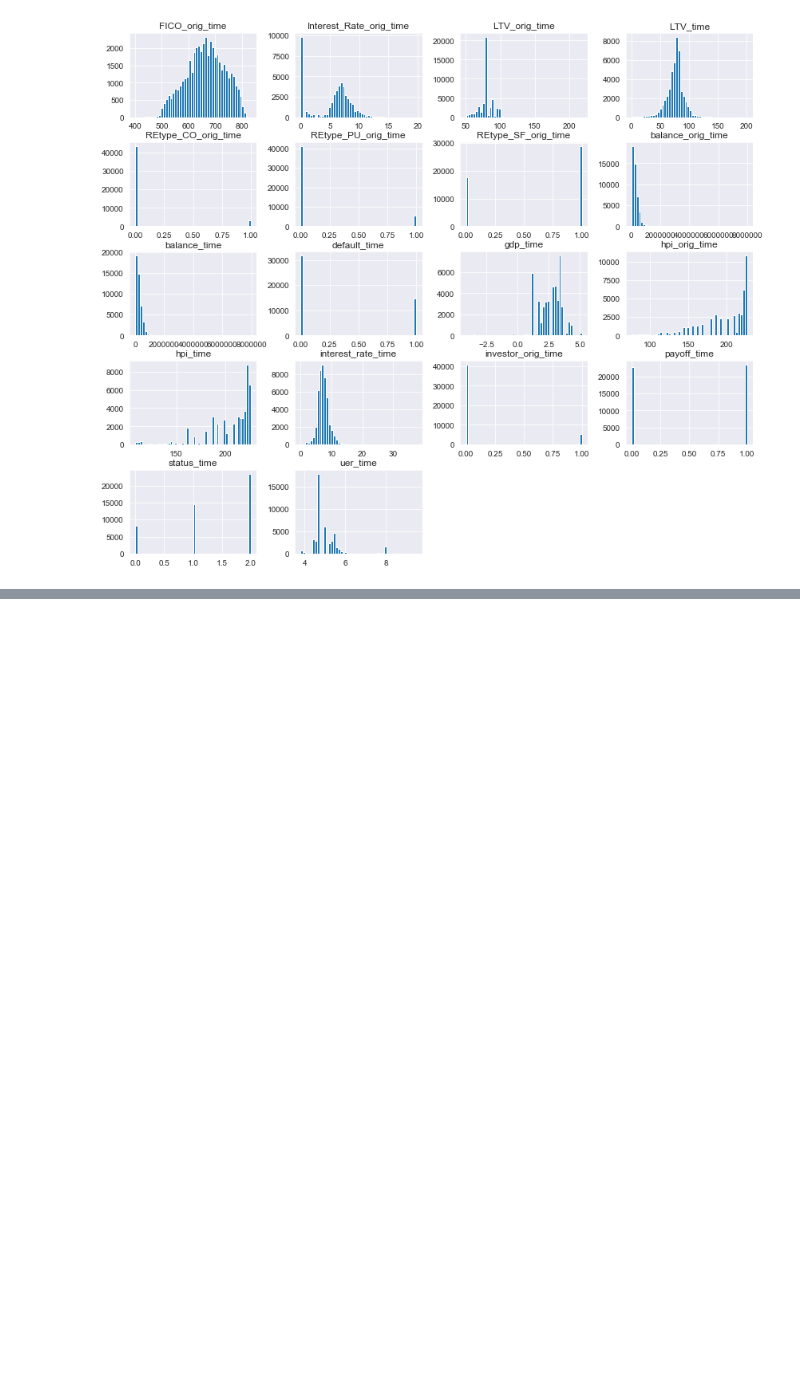
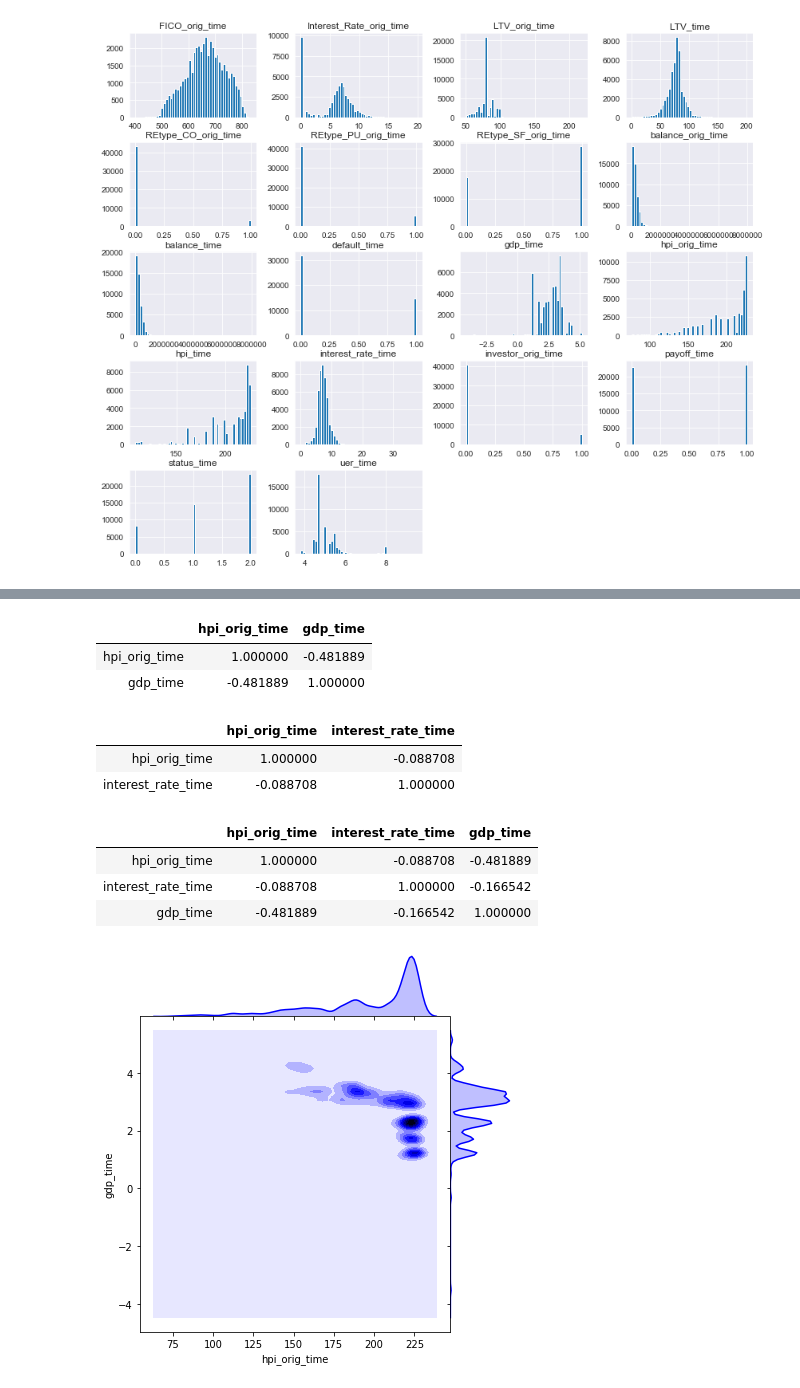
Before and after one commit to WickedoneC/Mortgage_Default, a Jupyter notebook: Data_and_Cleaning/Mortgage_Cleaning.ipynb, the cells around one changed output, grey strips where cells are left out. Cells and saved outputs as stored; diff of their text form; code cells hidden in the pictures; blank space fills up the shorter version.

```diff
--- a/Data_and_Cleaning/Mortgage_Cleaning.ipynb
+++ b/Data_and_Cleaning/Mortgage_Cleaning.ipynb
@@ -596,0 +672,6 @@ mortgage_df.to_csv('mortgage_df.csv')
+# %%
+j
+# %% [output]
+|  | hpi_orig_time | gdp_time |
+| hpi_orig_time | 1.000000 | -0.481889 |
+| gdp_time | -0.481889 | 1.000000 |
@@ -596,0 +680,18 @@ mortgage_df.to_csv('mortgage_df.csv')
+# %%
+interest
+# %% [output]
+|  | hpi_orig_time | interest_rate_time |
+| hpi_orig_time | 1.000000 | -0.088708 |
+| interest_rate_time | -0.088708 | 1.000000 |
+# %%
+pd.DataFrame(X[['hpi_orig_time', 'interest_rate_time', 'gdp_time']]).corr()
+# %% [output]
+|  | hpi_orig_time | interest_rate_time | gdp_time |
+| hpi_orig_time | 1.000000 | -0.088708 | -0.481889 |
+| interest_rate_time | -0.088708 | 1.000000 | -0.166542 |
+| gdp_time | -0.481889 | -0.166542 | 1.000000 |
+# %%
+g = sns.jointplot("hpi_orig_time", "gdp_time", data=X,
+                  kind="kde", space=0, color="b")
+# %% [output]
+[figure, added]
```
Also changed, not shown: parts of 16 cells of this notebook, 3 other files.
